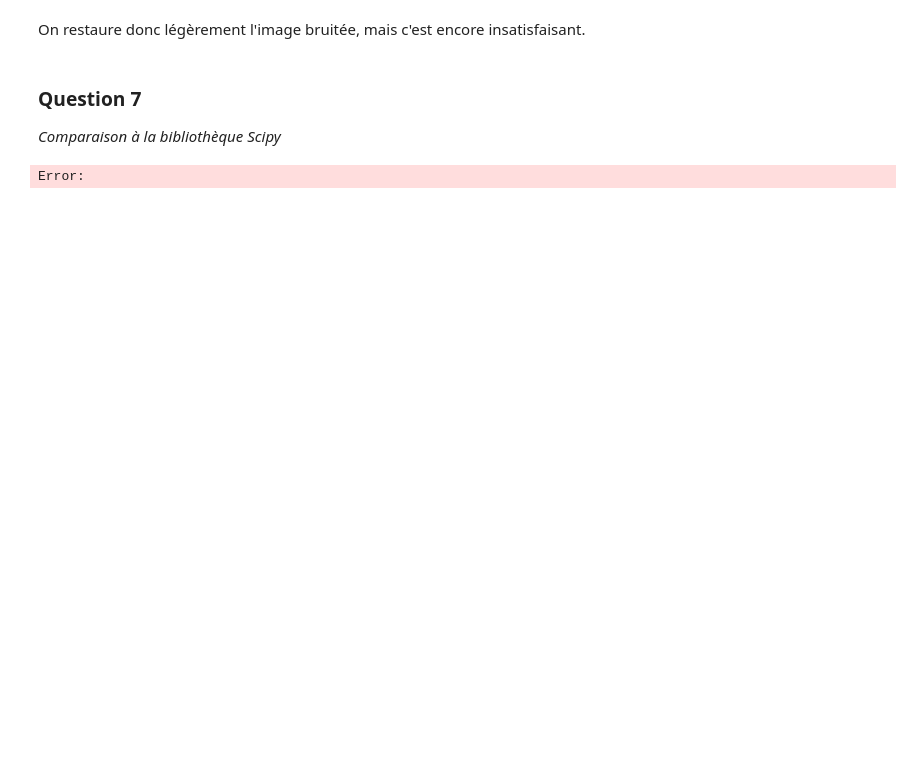
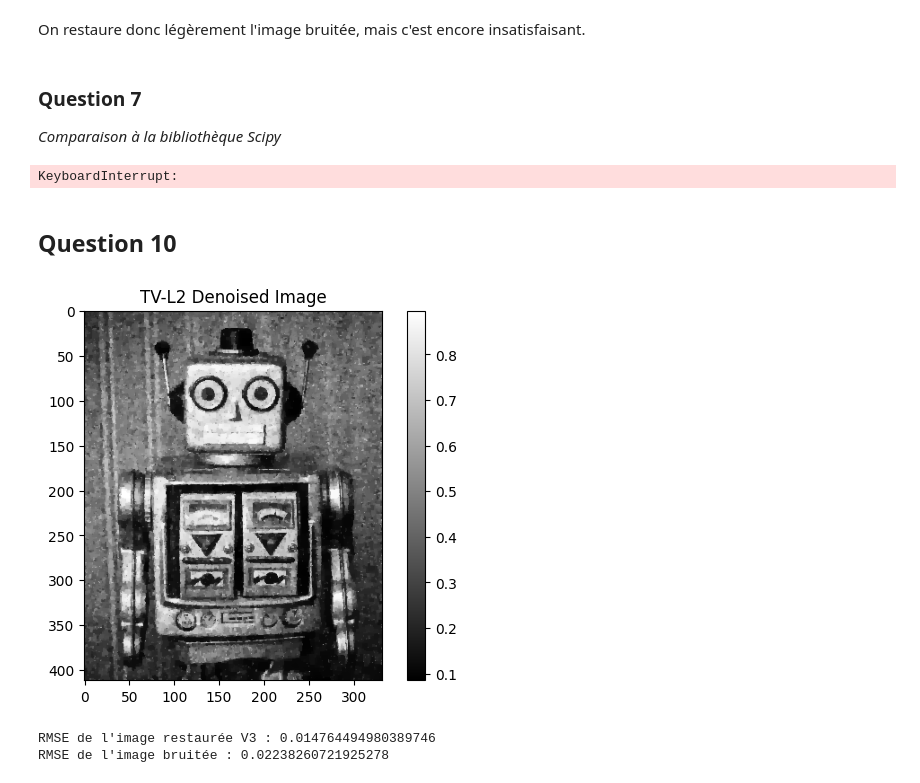
Before and after one commit to tinmar112/optim, a Jupyter notebook: notebook_optim.ipynb, the cells around one changed output. Drawn from its saved outputs; the diff is of its cells as text; code cells hidden in the pictures; blank space fills up the shorter version.

```diff
--- a/notebook_optim.ipynb
+++ b/notebook_optim.ipynb
@@ -118,22 +152,62 @@ On restaure donc légèrement l'image bruitée, mais c'est encore insatisfaisant
 
 _Comparaison à la bibliothèque Scipy_
 # %%
-(n,m) = u.shape
-u_b2 = u_b.reshape(u_b.size) # reformatting to scalar
-u2 = u.reshape(u.size)
+(n, m) = u.shape
+u_b2 = u_b.flatten()  # Flattening to a 1D array
+u2 = u.flatten()
 
-def grad_to_vector(matrix: np.ndarray):
-    gradient = grad(matrix)
-    return (gradient.reshape(gradient.size))
+def f_2(x):
+    return 0.5 * np.sum((x - u_b2)**2) + np.sum(np.linalg.norm(grad(x.reshape((n, m))), axis=2)**2)
 
-def f(u: np.ndarray) -> float:
-    """Cost function"""
-    # using grad function
-    matrix = u.reshape((n,m))
-    g = grad_to_vector(matrix)
+# Define bounds for each element of u to be between 0 and 1
+bounds = [(0, 1) for _ in range(u_b2.size)]
 
-    return(0.5*np.dot(u-u_b2,u-u_b2) + np.dot(g,g))
+# Using scipy.optimize.minimize with bounds and max iterations
+result = scipy.optimize.minimize(
+    f_2,
+    u_b2,
+    method='TNC',
+    bounds=bounds
+)
 
-u_rest2 = scipy.optimize.minimize(f,u_b2)
+u_rest2 = result.x.reshape((n, m))
+
+# Display the restored image
+plt.imshow(u_rest2, cmap='gray')
+plt.title('Restored Image (Scipy Optimization)')
+plt.colorbar()
+plt.show()
 # %% [output]
-Error:
+KeyboardInterrupt:
+# %% [markdown]
+## Question 10
+# %%
+def subgradient_tv_l2(u, u_b):
+    sig_grad = np.sign(grad(u))
+    div_sig_grad = div(sig_grad)
+    return u - u_b - div_sig_grad
+
+def optim_gradient_fixed_step_2(grad_fun, x0, l, max_iter = 100, epsilon_grad_fun = 1e-8):
+    L_x = [x0]
+    x_k = x0
+    counter = 0
+    for k in range(max_iter):
+        counter += 1
+        x_k = x_k - l * grad_fun(x_k,x0)
+        L_x.append(x_k)
+        if np.linalg.norm(grad_fun(x_k,x0)) < epsilon_grad_fun:
+            break
+    return x_k, L_x, counter
+
+u_opt_3 = optim_gradient_fixed_step_2(subgradient_tv_l2,u_b, 0.0001, 1000, 1e-8)[0]
+
+plt.imshow(u_opt_3, cmap='gray')
+plt.title('TV-L2 Denoised Image')
+plt.colorbar()
+plt.show()
+print(f"RMSE de l'image restaurée V3 : {RMSE(u_opt_3)}")
+print(f"RMSE de l'image bruitée : {RMSE(u_b)}")
+# %% [output]
+[figure, added]
+RMSE de l'image restaurée V3 : 0.014764494980389746
+RMSE de l'image bruitée : 0.02238260721925278
```
Also changed, not shown: parts of 8 cells of this notebook.
